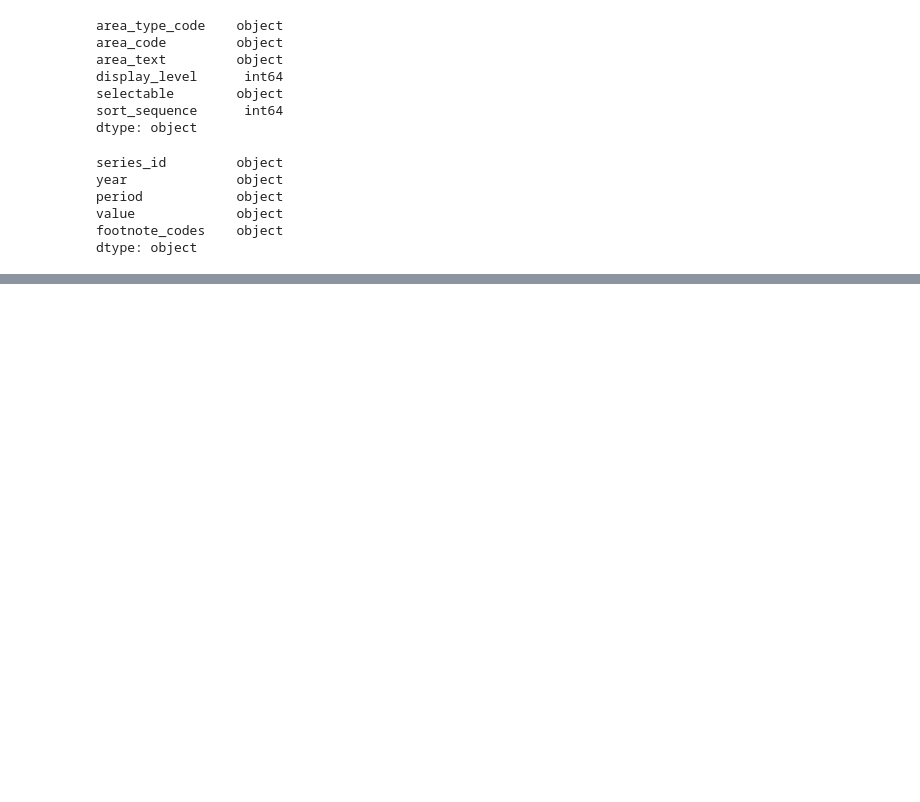
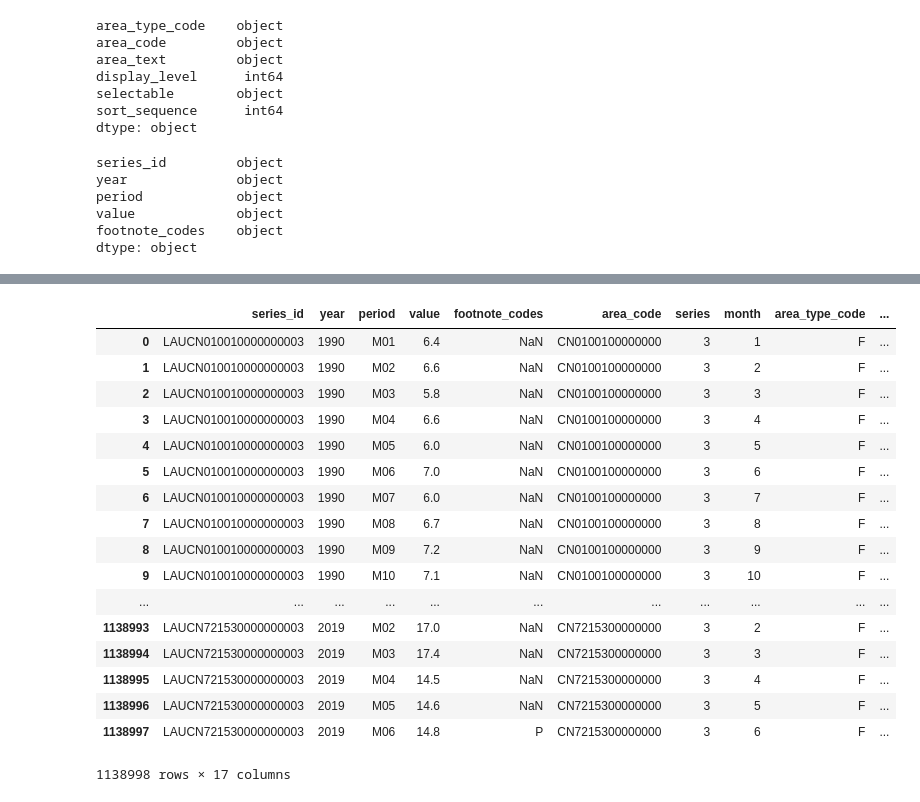
Before and after one commit to alexchunet/Data-fusion-project, a Jupyter notebook: 0. United States/Data/Bureau of Labor Statistics/County level/LAU Data/Import LAU DATA.ipynb, the cells around one changed output, grey strips where cells are left out. Drawn from its saved outputs; the diff is of its cells as text; code cells hidden in the pictures; blank space fills up the shorter version.

```diff
--- a/0. United States/Data/Bureau of Labor Statistics/County level/LAU Data/Import LAU DATA.ipynb
+++ b/0. United States/Data/Bureau of Labor Statistics/County level/LAU Data/Import LAU DATA.ipynb
@@ -70,0 +194,3 @@ la_data_64_County["value"]= la_data_64_County["value"].astype(str)
+# %%
+# remove how='outer'
+counties_03 = pd.merge(la_data_64_County,la_area,on='area_code',indicator=True)
@@ -70,0 +214,6 @@ la_data_64_County["value"]= la_data_64_County["value"].astype(str)
+# %%
+#data["Team"].str.split("t", n = 1, expand = True)
+counties_03['county_name'] = counties_03['area_text'].str.split(', ', n = 1, expand = True)[0].astype(str)
+counties_03['state'] = counties_03['area_text'].str.split(', ', n = 1, expand = True)[1].astype(str)
+# %%
+counties_03['county_name'] = counties_03['county_name'].str.split(' Borough', n = 1, expand = True)[0]
@@ -71,3 +241,29 @@ la_data_64_County["value"]= la_data_64_County["value"].astype(str)
+# %%
+#replace state="DC" if county_name=="District of Columbia"
+#replace county_name="DoÃ±a Ana County" if county_name=="Dona Ana County"
+counties_03.loc[counties_03['county_name'] == "District of Columbia", 'state'] = 'DC'
+counties_03.loc[counties_03['county_name'] == "Dona Ana County", 'county_name'] = 'DoÃ±a Ana County'
+# %%
+counties_03
+# %% [output]
+|  | series_id | year | period | value | footnote_codes | area_code | series | month | area_type_code | ... |
+| 0 | LAUCN010010000000003 | 1990 | M01 | 6.4 | NaN | CN0100100000000 | 3 | 1 | F | ... |
+| 1 | LAUCN010010000000003 | 1990 | M02 | 6.6 | NaN | CN0100100000000 | 3 | 2 | F | ... |
+| 2 | LAUCN010010000000003 | 1990 | M03 | 5.8 | NaN | CN0100100000000 | 3 | 3 | F | ... |
+| 3 | LAUCN010010000000003 | 1990 | M04 | 6.6 | NaN | CN0100100000000 | 3 | 4 | F | ... |
+| 4 | LAUCN010010000000003 | 1990 | M05 | 6.0 | NaN | CN0100100000000 | 3 | 5 | F | ... |
+| 5 | LAUCN010010000000003 | 1990 | M06 | 7.0 | NaN | CN0100100000000 | 3 | 6 | F | ... |
+| 6 | LAUCN010010000000003 | 1990 | M07 | 6.0 | NaN | CN0100100000000 | 3 | 7 | F | ... |
+| 7 | LAUCN010010000000003 | 1990 | M08 | 6.7 | NaN | CN0100100000000 | 3 | 8 | F | ... |
+| 8 | LAUCN010010000000003 | 1990 | M09 | 7.2 | NaN | CN0100100000000 | 3 | 9 | F | ... |
+| 9 | LAUCN010010000000003 | 1990 | M10 | 7.1 | NaN | CN0100100000000 | 3 | 10 | F | ... |
+| ... | ... | ... | ... | ... | ... | ... | ... | ... | ... | ... |
+| 1138993 | LAUCN721530000000003 | 2019 | M02 | 17.0 | NaN | CN7215300000000 | 3 | 2 | F | ... |
+| 1138994 | LAUCN721530000000003 | 2019 | M03 | 17.4 | NaN | CN7215300000000 | 3 | 3 | F | ... |
+| 1138995 | LAUCN721530000000003 | 2019 | M04 | 14.5 | NaN | CN7215300000000 | 3 | 4 | F | ... |
+| 1138996 | LAUCN721530000000003 | 2019 | M05 | 14.6 | NaN | CN7215300000000 | 3 | 5 | F | ... |
+| 1138997 | LAUCN721530000000003 | 2019 | M06 | 14.8 | P | CN7215300000000 | 3 | 6 | F | ... |
+1138998 rows × 17 columns
 # %%
 la_area.to_stata('la_area.dta')
 la_area.to_csv('la_area.csv')
```
Also changed, not shown: parts of 20 cells of this notebook, 1 other file.
